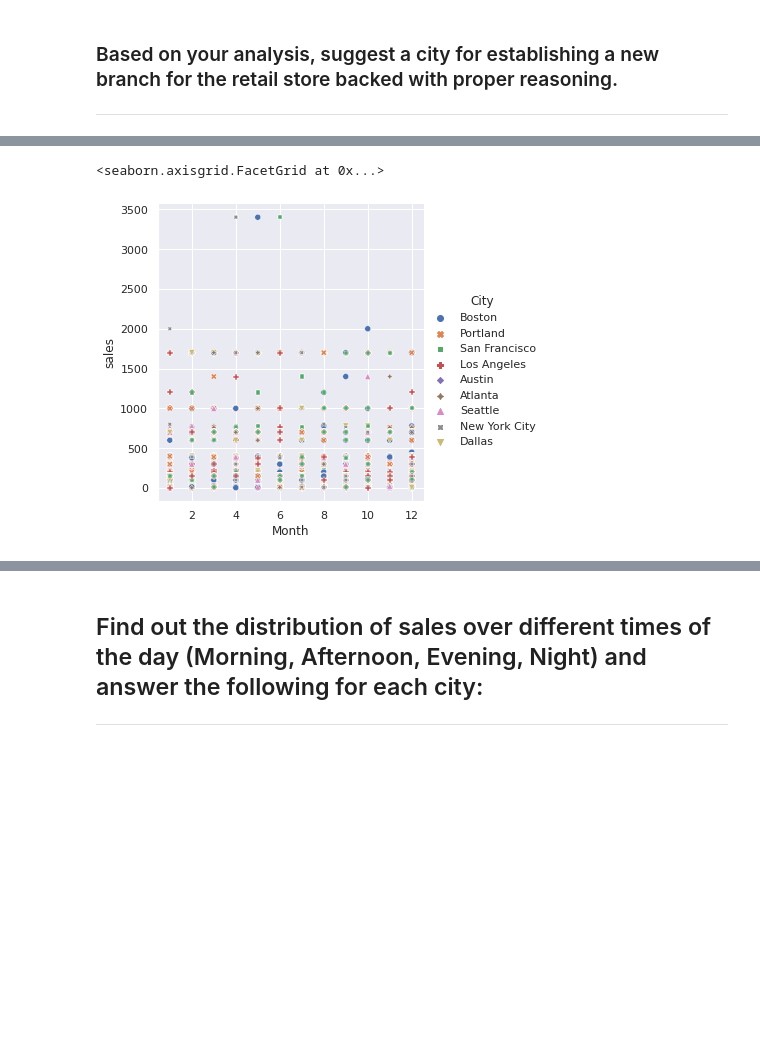
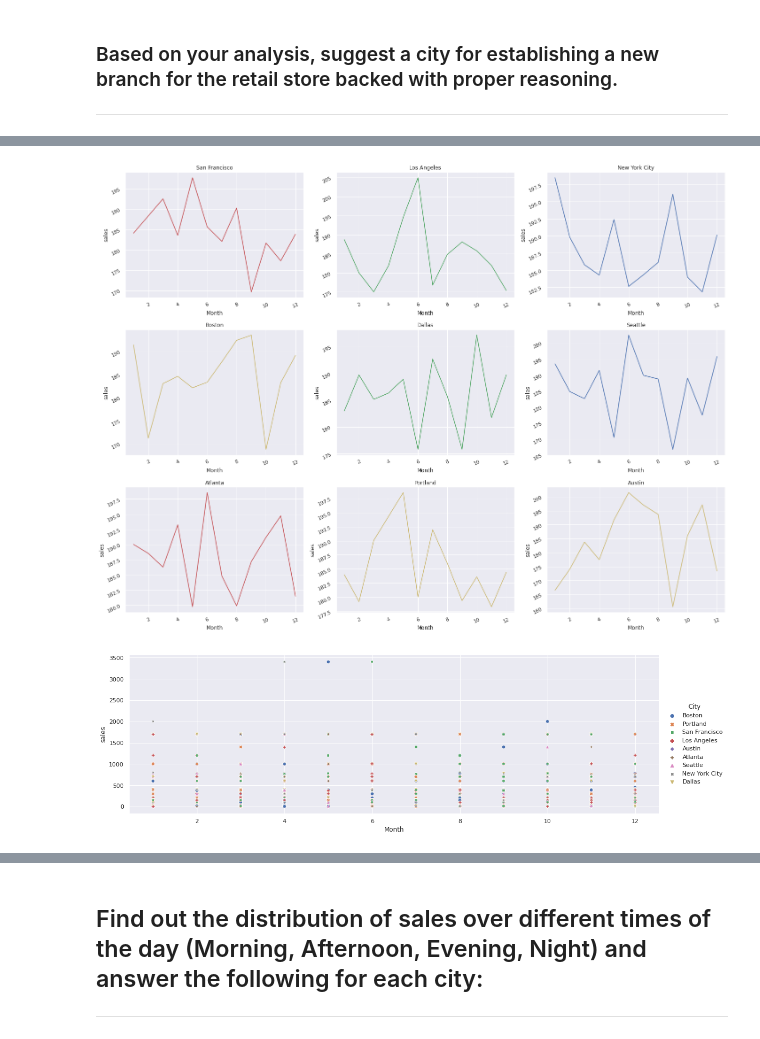
Before and after one commit to goswamimohit/Sales_Dtaa_EDA, a Jupyter notebook: eda-on-sales.ipynb, the cells around one changed output, grey strips where cells are left out. Cells and saved outputs as stored; diff of their text form; code cells hidden in the pictures; blank space fills up the shorter version.

Commit message:
Kaggle Notebook | EDA_ON_Sales | Version 5

```diff
--- a/eda-on-sales.ipynb
+++ b/eda-on-sales.ipynb
@@ -213,3 +208,22 @@ mkt.rename(columns = {'Price Each':'price','Quantity Ordered':'qty','Order ID':'
+# %%
+mkt=sale1[['Order ID','Product','Quantity Ordered','Price Each','sales','Month','Day','Hour','State','City']].copy()#improved version
+mkt.rename(columns = {'Price Each':'price','Quantity Ordered':'qty','Order ID':'id'}, inplace = True)#renaming some of columns
+mkt['City'] = mkt['City'].str.strip()#remove extra space in front of city
+#dividind day into different part of days
+bins = [-1,6,12,18,24]
+labels=['Night','Morning','Afternoon','Evening']
+mkt['part_of_day'] = pd.cut(mkt['Hour'], bins=bins, labels=labels)# new column
+
+#Dividing dataframe based on Cities
+mkt_SF=mkt[mkt['City']=='San Francisco']
+mkt_LA=mkt[mkt['City']=='Los Angeles']
+mkt_NY=mkt[mkt['City']=='New York City']
+mkt_Bo=mkt[mkt['City']=='Boston']
+mkt_At=mkt[mkt['City']=='Atlanta']
+mkt_Da=mkt[mkt['City']=='Dallas']
+mkt_Se=mkt[mkt['City']=='Seattle']
+mkt_Po=mkt[mkt['City']=='Portland']
+mkt_Au=mkt[mkt['City']=='Austin']
 # %% [markdown]
 ## Provide a summary of the cleaned dataset along with some preliminary analysis and contrast it with the uncleaned dataset wherever modifications are made.
 
@@ -300,5 +354,59 @@ sns.lineplot(data=mkt, x="Month", y="sales", hue="City",style="City")
+# %%
+#Peak Hour City Wise
+fig,ax =  plt.subplots( 3, 3,
+                       figsize = ( 20, 15))
+
+sns.lineplot( x = "Month", y = "sales",
+             color = 'r',ci=None, data = mkt_SF,
+             ax = ax[0][0]).set_title('San Francisco')
+
+ax[0][0].tick_params(labelrotation = 25)
+sns.lineplot( x = "Month", y = "sales",
+             color = 'g',ci=None, data = mkt_LA,
+             ax = ax[0][1]).set_title('Los Angeles')
+
+ax[0][1].tick_params(labelrotation = 25)
+sns.lineplot(x = "Month", y = "sales",
+             color = 'b',ci=None, data = mkt_NY,
+             ax = ax[0][2]).set_title('New York City')
+
+ax[0][2].tick_params(labelrotation = 25)
+
+sns.lineplot(x = "Month", y = "sales",
+             color = 'y',ci=None, data = mkt_Bo,
+             ax = ax[1][0]).set_title('Boston')
+
+ax[1][0].tick_params(labelrotation = 25)
+sns.lineplot( x = "Month", y = "sales",
+             color = 'r',ci=None, data = mkt_At,
+             ax = ax[2][0]).set_title('Atlanta')
+
+ax[2][0].tick_params(labelrotation = 25)
+sns.lineplot( x = "Month", y = "sales",
+             color = 'g',ci=None, data = mkt_Da,
+             ax = ax[1][1]).set_title('Dallas')
+
+ax[1][1].tick_params(labelrotation = 25)
+sns.lineplot(x = "Month", y = "sales",
+             color = 'b',ci=None, data = mkt_Se,
+             ax = ax[1][2]).set_title('Seattle')
+
+ax[1][2].tick_params(labelrotation = 25)
+
+sns.lineplot(x = "Month", y = "sales",
+             color = 'y',ci=None, data = mkt_Po,
+             ax = ax[2][1]).set_title('Portland')
+
+ax[2][1].tick_params(labelrotation = 25)
+sns.lineplot(x = "Month", y = "sales",
+             color = 'y',ci=None, data = mkt_Au,
+             ax = ax[2][2]).set_title('Austin')
+
+ax[2][2].tick_params(labelrotation = 25)
+fig.tight_layout(pad = 1.2)
+# %% [output]
+[figure, added]
 # %%
-sns.relplot(data=mkt, x="Month", y="sales",style="City",hue="City")
+sns.relplot(data=mkt, x="Month", y="sales",style="City",hue="City",height=5,aspect=3);
 # %% [output]
-<seaborn.axisgrid.FacetGrid at 0x...>
-[figure, old version]
+[figure, new version]
```
Also changed, not shown: parts of 33 cells of this notebook.
